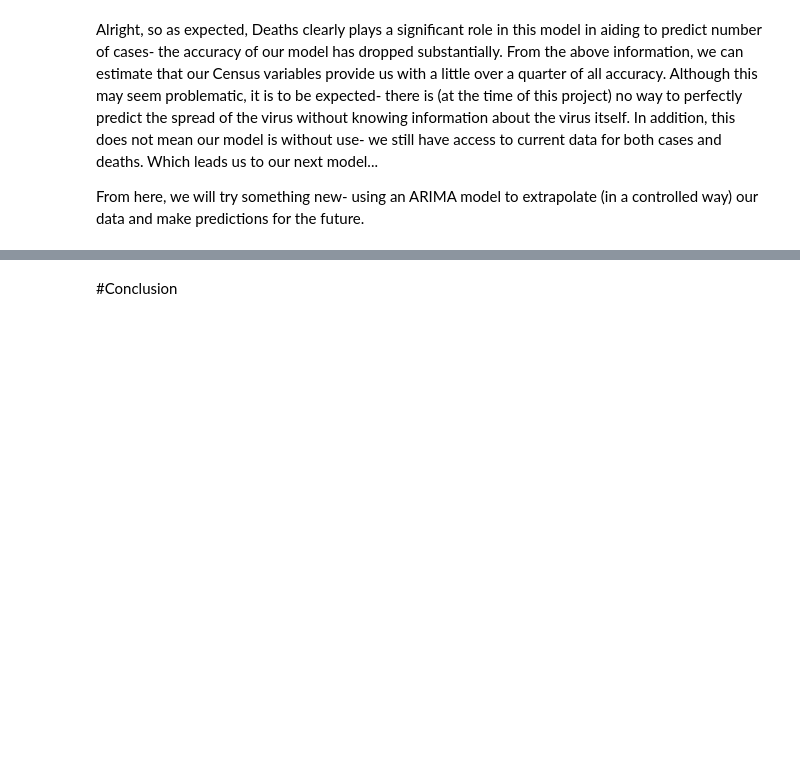
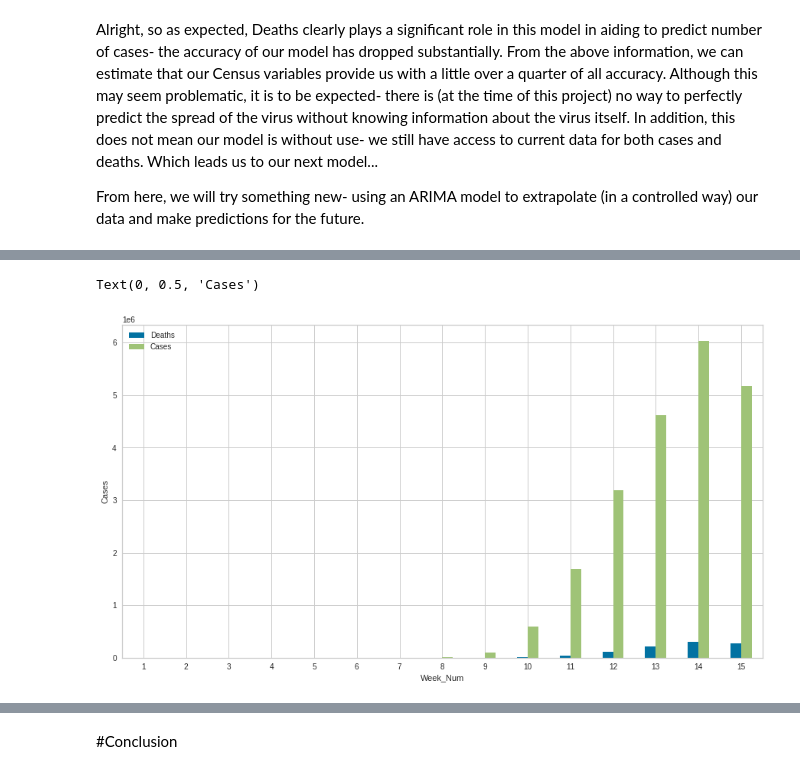
Before and after one commit to mhisle22/DSC-Covid-and-Census, a Jupyter notebook: dsc305_covid_and_census.ipynb, the cells around one changed output, grey strips where cells are left out. Cells and saved outputs as stored; diff of their text form; code cells hidden in the pictures; blank space fills up the shorter version.

```diff
--- a/dsc305_covid_and_census.ipynb
+++ b/dsc305_covid_and_census.ipynb
@@ -909,0 +1040,28 @@ Predicting date, which is quite interesting
+# %%
+splitter = unconverted.copy()
+splitter['Date'] = pd.to_datetime(splitter['Date'])
+
+dates = splitter['Date']
+counts = splitter['Cases']
+deaths = splitter['Deaths']
+
+aggregator = dates.to_frame()
+aggregator = aggregator.merge(counts, left_index=True, right_index=True)
+aggregator = aggregator.merge(deaths, left_index=True, right_index=True)
+
+
+#NOTE: there will likely be a stub week at the end of the set, as the dataset continues to update
+#since this will change every day, we will leave it as is
+covidDt = aggregator.set_index('Date')
+weeklyCovid = covidDt.resample('W').sum()
+weeklyCovid = weeklyCovid.reset_index()
+
+weeks = weeklyCovid['Date'].dt.to_period('W-Mon').dt.week
+weeklyCovid['Week_Num'] = (weeks - weeks.min() + 1)
+
+
+ax = weeklyCovid.plot.bar(x='Week_Num',y={'Cases', 'Deaths'}, rot=0,figsize=(15,8))
+ax.set_ylabel("Cases")
+# %% [output]
+Text(0, 0.5, 'Cases')
+[figure, added]
```
Also changed, not shown: parts of 63 cells of this notebook.
